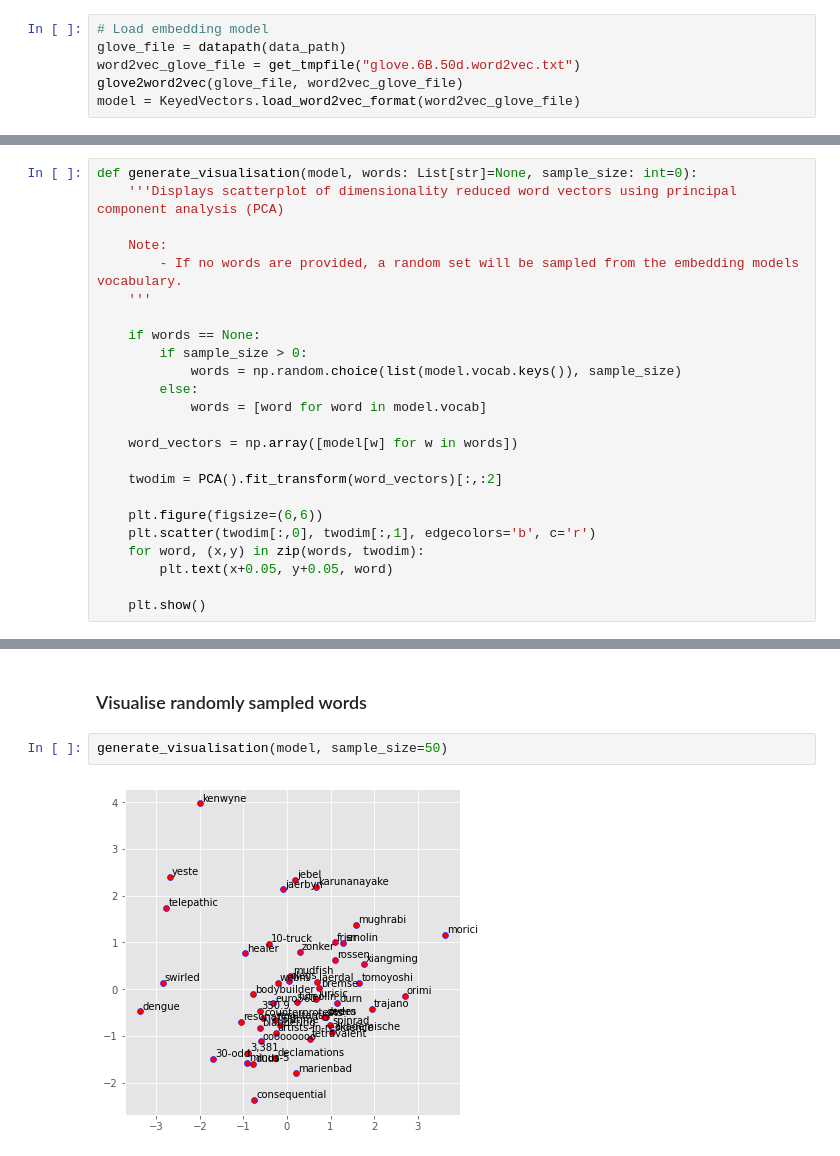
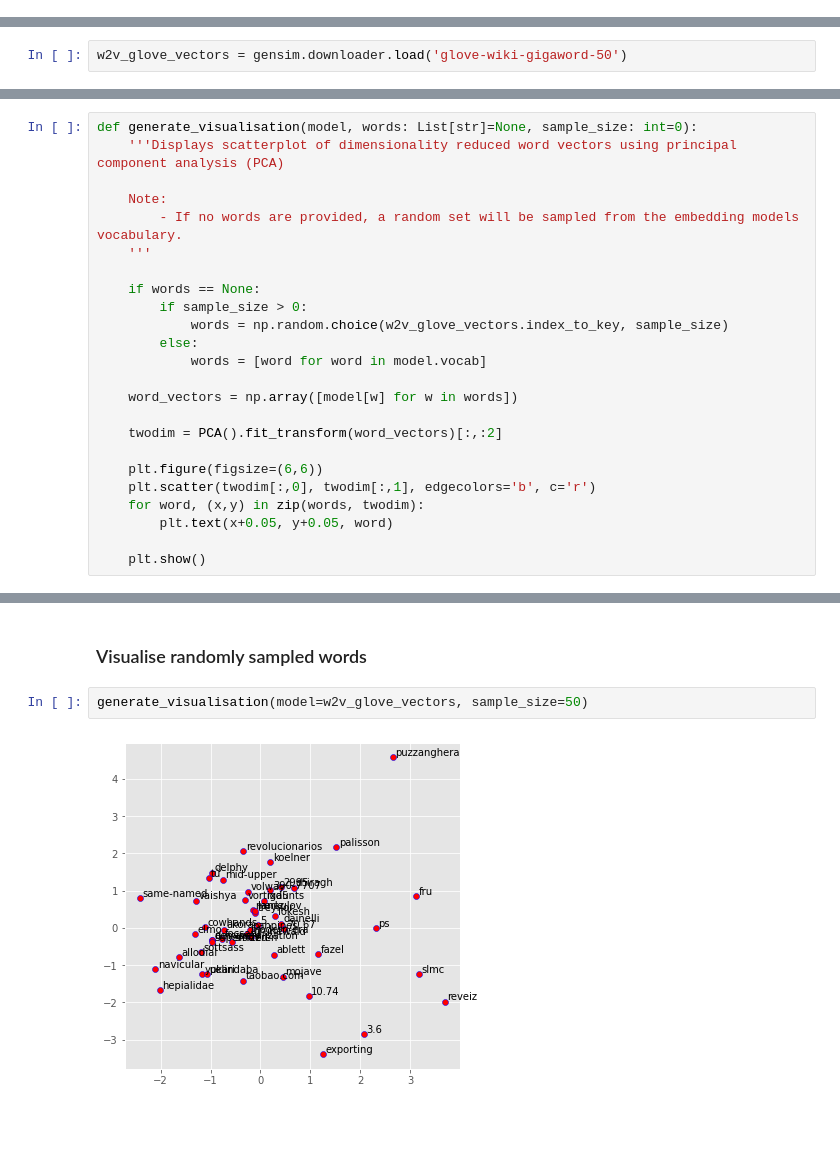
Before and after one commit to core-skills/12-text-processing, a Jupyter notebook: notebooks/12.2.1 - Word vector visualization with Gensim.ipynb, the cells around one changed output, grey strips where cells are left out. Saved outputs shown, nothing was run; the diff lists cells and outputs as text; blank space fills up the shorter version.

Commit message:
Updated with gensim api (no external data reqd)

```diff
--- a/notebooks/12.2.1 - Word vector visualization with Gensim.ipynb
+++ b/notebooks/12.2.1 - Word vector visualization with Gensim.ipynb
@@ -63,6 +78,0 @@ data_path = Path('../data/glove.6B.50d.txt').resolve()
-# %%
-# Load embedding model
-glove_file = datapath(data_path)
-word2vec_glove_file = get_tmpfile("glove.6B.50d.word2vec.txt")
-glove2word2vec(glove_file, word2vec_glove_file)
-model = KeyedVectors.load_word2vec_format(word2vec_glove_file)
@@ -68,0 +84,2 @@ model = KeyedVectors.load_word2vec_format(word2vec_glove_file)
+# %%
+w2v_glove_vectors = gensim.downloader.load('glove-wiki-gigaword-50')
@@ -223,7 +263,7 @@ def generate_visualisation(model, words: List[str]=None, sample_size: int=0):
 
     if words == None:
         if sample_size > 0:
-            words = np.random.choice(list(model.vocab.keys()), sample_size)
+            words = np.random.choice(w2v_glove_vectors.index_to_key, sample_size)
         else:
             words = [word for word in model.vocab]
 
@@ -253,6 +296,6 @@ generate_visualisation(model,
 # %% [markdown]
 ### Visualise randomly sampled words
 # %%
-generate_visualisation(model, sample_size=50)
+generate_visualisation(model=w2v_glove_vectors, sample_size=50)
 # %% [output]
-[figure, old version]
+[figure, new version]
```
Also changed, not shown: parts of 41 cells of this notebook.
